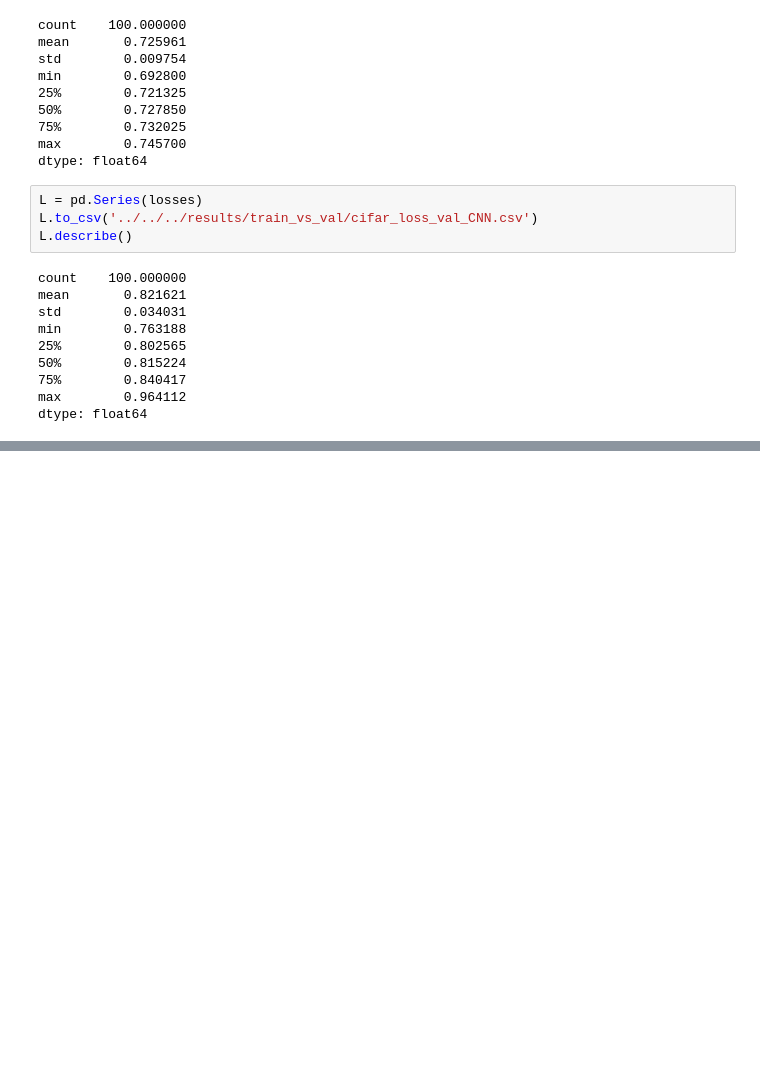
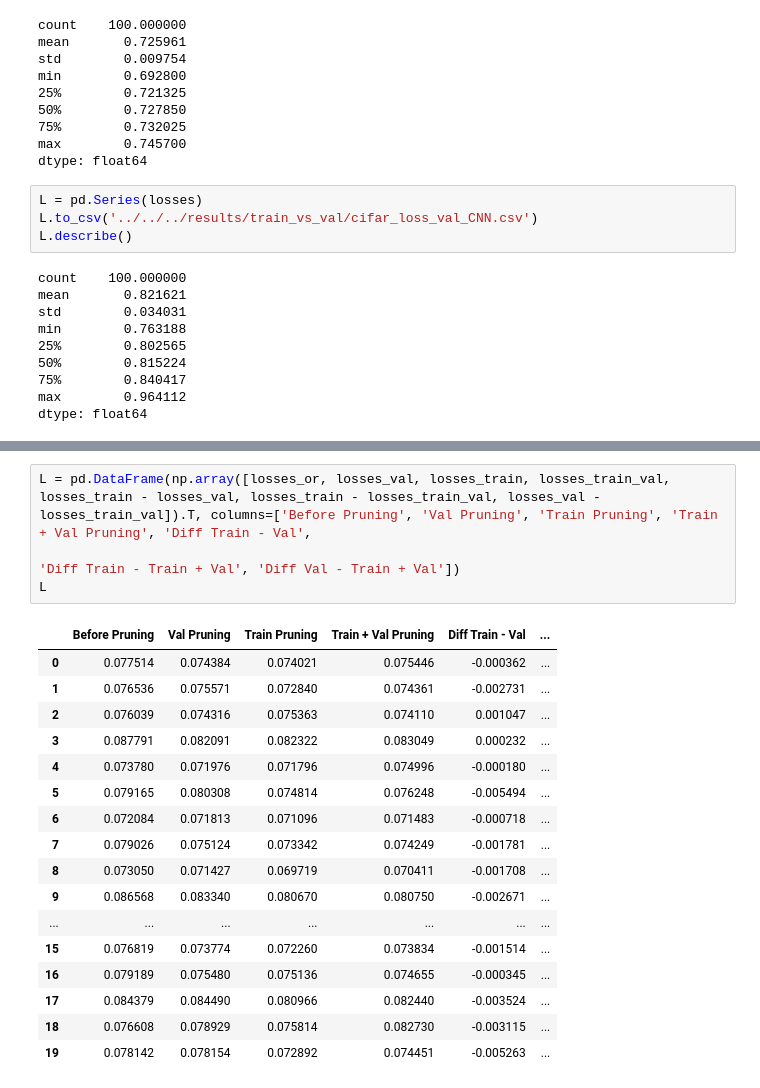
Before and after one commit to lgcharpe/Masters, a Jupyter notebook: notebooks/Thesis Notebooks/Chapter 6/Test.ipynb, the cells around one changed output, grey strips where cells are left out. Saved outputs shown, nothing was run; the diff lists cells and outputs as text; blank space fills up the shorter version.

```diff
--- a/notebooks/Thesis Notebooks/Chapter 6/Test.ipynb
+++ b/notebooks/Thesis Notebooks/Chapter 6/Test.ipynb
@@ -1398,0 +1797,22 @@ dtype: float64
+# %%
+L = pd.DataFrame(np.array([losses_or, losses_val, losses_train, losses_train_val, losses_train - losses_val, losses_train - losses_train_val, losses_val - losses_train_val]).T, columns=['Before Pruning', 'Val Pruning', 'Train Pruning', 'Train + Val Pruning', 'Diff Train - Val',
+                                                                                                                              'Diff Train - Train + Val', 'Diff Val - Train + Val'])
+L
+# %% [output]
+|  | Before Pruning | Val Pruning | Train Pruning | Train + Val Pruning | Diff Train - Val | ... |
+| 0 | 0.077514 | 0.074384 | 0.074021 | 0.075446 | -0.000362 | ... |
+| 1 | 0.076536 | 0.075571 | 0.072840 | 0.074361 | -0.002731 | ... |
+| 2 | 0.076039 | 0.074316 | 0.075363 | 0.074110 | 0.001047 | ... |
+| 3 | 0.087791 | 0.082091 | 0.082322 | 0.083049 | 0.000232 | ... |
+| 4 | 0.073780 | 0.071976 | 0.071796 | 0.074996 | -0.000180 | ... |
+| 5 | 0.079165 | 0.080308 | 0.074814 | 0.076248 | -0.005494 | ... |
+| 6 | 0.072084 | 0.071813 | 0.071096 | 0.071483 | -0.000718 | ... |
+| 7 | 0.079026 | 0.075124 | 0.073342 | 0.074249 | -0.001781 | ... |
+| 8 | 0.073050 | 0.071427 | 0.069719 | 0.070411 | -0.001708 | ... |
+| 9 | 0.086568 | 0.083340 | 0.080670 | 0.080750 | -0.002671 | ... |
+| ... | ... | ... | ... | ... | ... | ... |
+| 15 | 0.076819 | 0.073774 | 0.072260 | 0.073834 | -0.001514 | ... |
+| 16 | 0.079189 | 0.075480 | 0.075136 | 0.074655 | -0.000345 | ... |
+| 17 | 0.084379 | 0.084490 | 0.080966 | 0.082440 | -0.003524 | ... |
+| 18 | 0.076608 | 0.078929 | 0.075814 | 0.082730 | -0.003115 | ... |
+| 19 | 0.078142 | 0.078154 | 0.072892 | 0.074451 | -0.005263 | ... |
```
Also changed, not shown: parts of 24 cells of this notebook, 19 other files.
